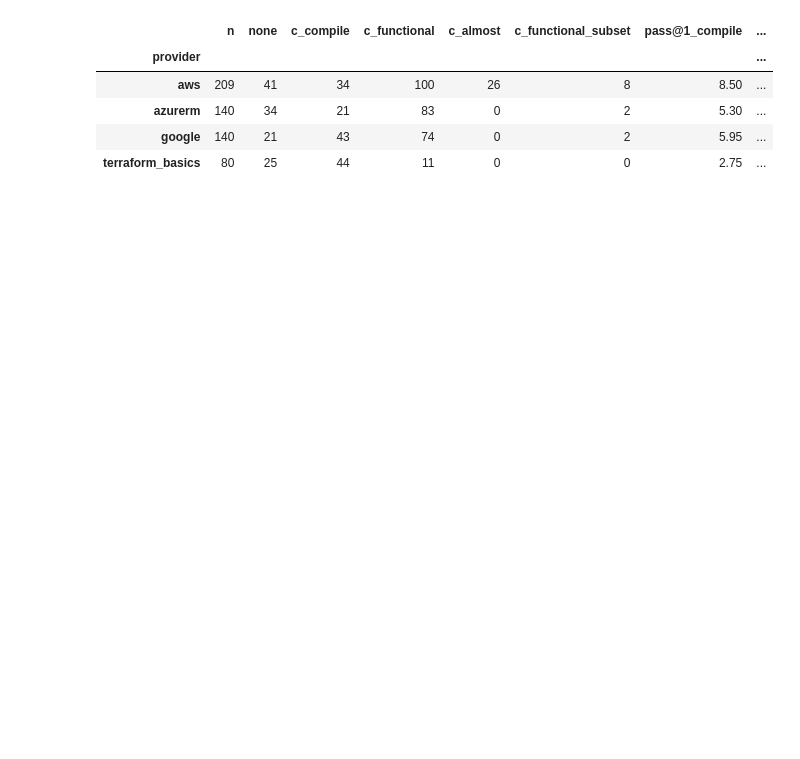
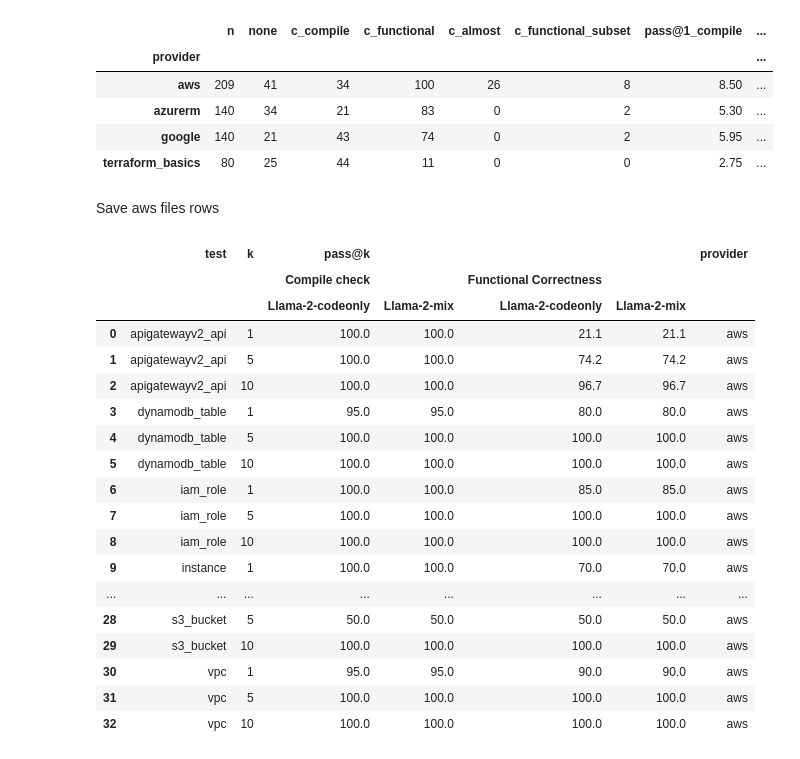
Before and after one commit to albemordo/evaluate, a Jupyter notebook: src/ComputeMetrics.ipynb, the cells around one changed output. Saved outputs shown, nothing was run; the diff lists cells and outputs as text; code cells hidden in the pictures; blank space fills up the shorter version.

Commit message:
tables

```diff
--- a/src/ComputeMetrics.ipynb
+++ b/src/ComputeMetrics.ipynb
@@ -1,7 +1,7 @@
 # %%
 import pandas as pd
 
-DATASET_PATH = '../risultati/mix-t06.csv'
+DATASET_PATH = '../risultati/codeonly-t06.csv'
 df = pd.read_csv(DATASET_PATH)
 # %%
 df
@@ -96,3 +96,35 @@ df.groupby(by='provider').sum(numeric_only=True)
 | terraform_basics | 80 | 25 | 44 | 11 | 0 | 0 | 2.75 | ... |
 # %%
 df.to_csv(DATASET_PATH, index=False)
+# %%
+
+
+# Prepare the new DataFrame with the desired structure
+out_df = pd.DataFrame()  # This will be the output DataFrame
+
+# Fill the first column with unique 'test' values and the second column (k) with 1, 5, and 10
+out_df['test'] = df['test'].repeat(3).reset_index(drop=True)
+out_df['k'] = pd.Series([1, 5, 10] * len(df))
+out_df['provider'] = df['provider'].repeat(3).reset_index(drop=True)
+
+# Custom function to fill in the pass data for the given 'k' value
+def get_pass_data(row, k):
+    suffix = f'@{k}'
+    compile_key = f'pass{suffix}_compile'
+    func_key = f'pass{suffix}_func'
+    return pd.Series([row[compile_key], row[func_key], row[compile_key], row[func_key]])
+
+# Create a temporary DataFrame to store 'pass@k' data and then concatenate it with the output DataFrame
+compile_checks, functional_checks = [], []
+for k in [1, 5, 10]:
+    tmp_df = df.apply(lambda row: get_pass_data(row, k), axis=1)
+    compile_checks.append(tmp_df.iloc[:,0].values)
+    functional_checks.append(tmp_df.iloc[:,1].values)
+
+pass_data = pd.DataFrame({
+    "Llama-2-codeonly-Compile": compile_checks[0],
+    "Llama-2-mix-Compile": compile_checks[1],
+    "Llama-2-codeonly-Functional": functional_checks[0],
+    "Llama-2-mix-Functional": functional_checks[1]
+})
+out_df = pd.concat([out_df.reset_index(drop=True), pass_data], axis=1)
@@ -98,0 +177,2 @@ df.to_csv(DATASET_PATH, index=False)
+# %% [markdown]
+Save aws files rows
@@ -98,0 +181,22 @@ df.to_csv(DATASET_PATH, index=False)
+# %%
+out_df[out_df['provider'] == 'aws']
+# %% [output]
+|  | test | k | pass@k |  |  |  | provider |
+|  |  |  | Compile check |  | Functional Correctness |  |  |
+|  |  |  | Llama-2-codeonly | Llama-2-mix | Llama-2-codeonly | Llama-2-mix |  |
+| 0 | apigatewayv2_api | 1 | 100.0 | 100.0 | 21.1 | 21.1 | aws |
+| 1 | apigatewayv2_api | 5 | 100.0 | 100.0 | 74.2 | 74.2 | aws |
+| 2 | apigatewayv2_api | 10 | 100.0 | 100.0 | 96.7 | 96.7 | aws |
+| 3 | dynamodb_table | 1 | 95.0 | 95.0 | 80.0 | 80.0 | aws |
+| 4 | dynamodb_table | 5 | 100.0 | 100.0 | 100.0 | 100.0 | aws |
+| 5 | dynamodb_table | 10 | 100.0 | 100.0 | 100.0 | 100.0 | aws |
+| 6 | iam_role | 1 | 100.0 | 100.0 | 85.0 | 85.0 | aws |
+| 7 | iam_role | 5 | 100.0 | 100.0 | 100.0 | 100.0 | aws |
+| 8 | iam_role | 10 | 100.0 | 100.0 | 100.0 | 100.0 | aws |
+| 9 | instance | 1 | 100.0 | 100.0 | 70.0 | 70.0 | aws |
+| ... | ... | ... | ... | ... | ... | ... | ... |
+| 28 | s3_bucket | 5 | 50.0 | 50.0 | 50.0 | 50.0 | aws |
+| 29 | s3_bucket | 10 | 100.0 | 100.0 | 100.0 | 100.0 | aws |
+| 30 | vpc | 1 | 95.0 | 95.0 | 90.0 | 90.0 | aws |
+| 31 | vpc | 5 | 100.0 | 100.0 | 100.0 | 100.0 | aws |
+| 32 | vpc | 10 | 100.0 | 100.0 | 100.0 | 100.0 | aws |
```
Also changed, not shown: parts of 4 cells of this notebook, 12 other files.
